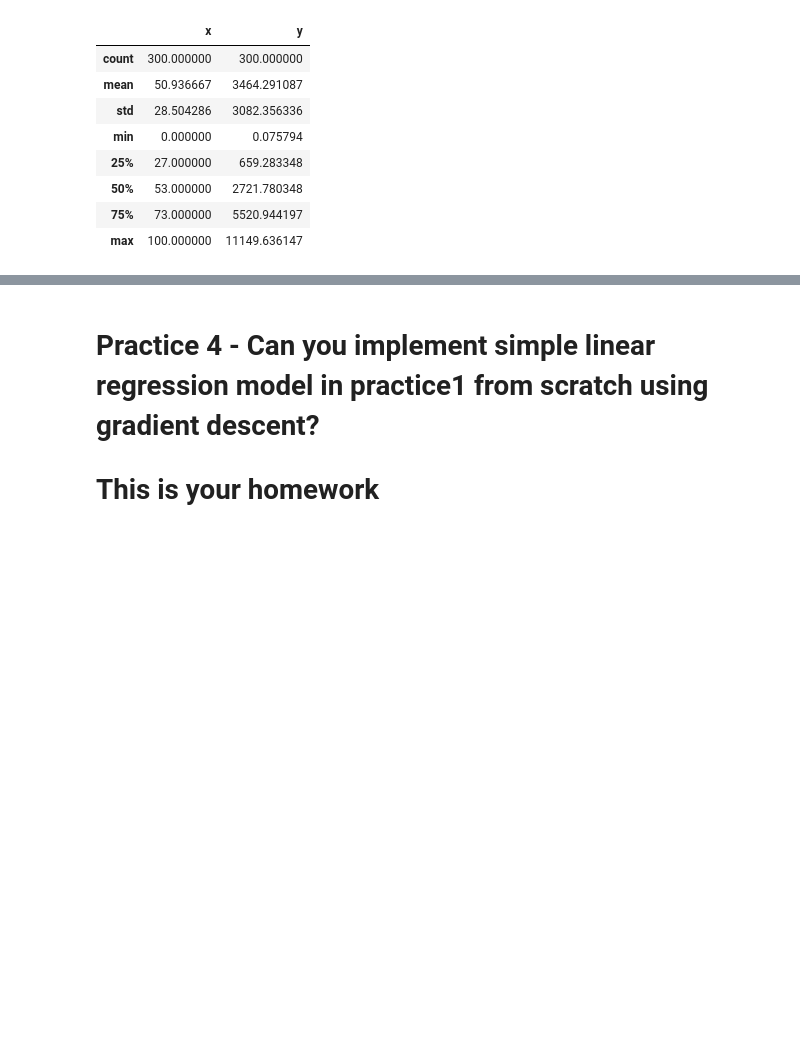
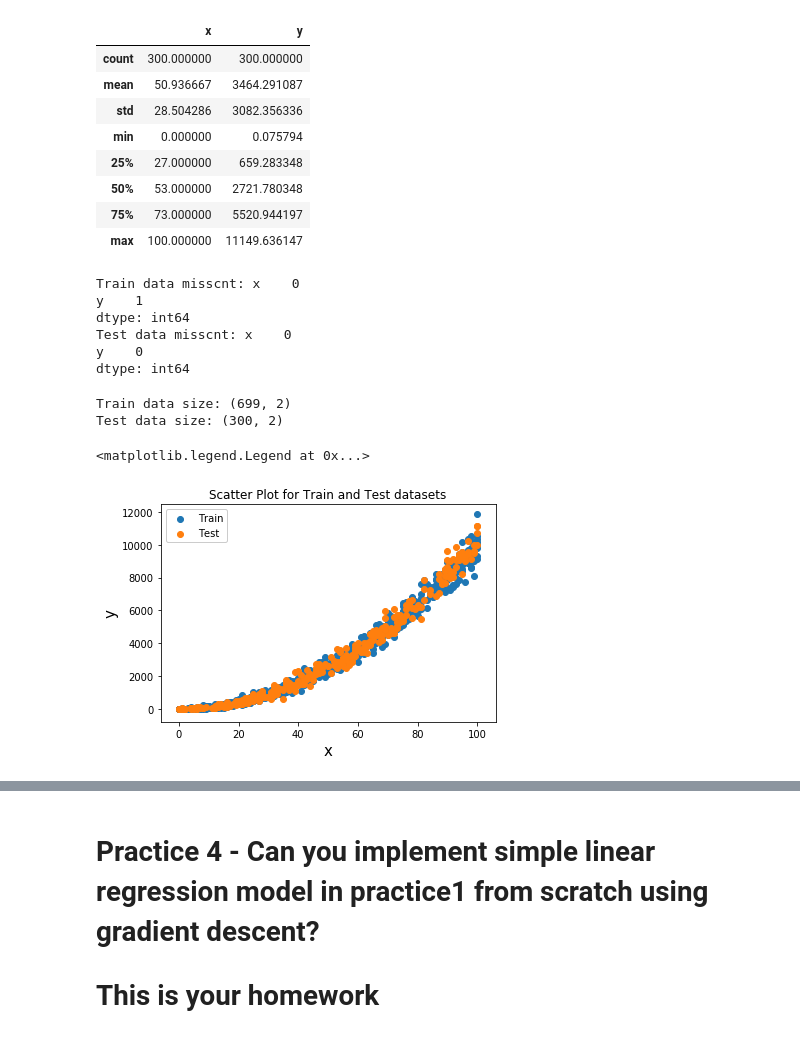
Before and after one commit to JohnnyIF/DataScienceProgram, a Jupyter notebook: Class2/Practice/slr/SimpleLinearRegressionPractice.ipynb, the cells around one changed output, grey strips where cells are left out. Saved outputs shown, nothing was run; the diff lists cells and outputs as text; code cells hidden in the pictures; blank space fills up the shorter version.

```diff
--- a/Class2/Practice/slr/SimpleLinearRegressionPractice.ipynb
+++ b/Class2/Practice/slr/SimpleLinearRegressionPractice.ipynb
@@ -306,3 +394,32 @@ dt3t.describe()
 | 50% | 53.000000 | 2721.780348 |
 | 75% | 73.000000 | 5520.944197 |
 | max | 100.000000 | 11149.636147 |
+# %%
+print("Train data misscnt: {}".format(dt3b.isnull().sum()))
+print("Test data misscnt: {}".format(dt3t.isnull().sum()))
+# %% [output]
+Train data misscnt: x    0
+y    1
+dtype: int64
+Test data misscnt: x    0
+y    0
+dtype: int64
+# %%
+dt3b = dt3b.dropna().copy()
+print("Train data size: {}".format(dt3b.shape))
+print("Test data size: {}".format(dt3t.shape))
+# %% [output]
+Train data size: (699, 2)
+Test data size: (300, 2)
+# %%
+plt.scatter((dt3b['x']),dt3b['y'], label="Train")
+plt.title("Scatter Plot for Train and Test datasets")
+plt.xlabel("x", fontsize=15)
+plt.ylabel("y", fontsize=15)
+
+plt.scatter((dt3t['x']),dt3t['y'], label="Test")
+
+plt.legend(framealpha=1, frameon=True)
+# %% [output]
+<matplotlib.legend.Legend at 0x...>
+[figure, added]
```
Also changed, not shown: parts of 24 cells of this notebook.
